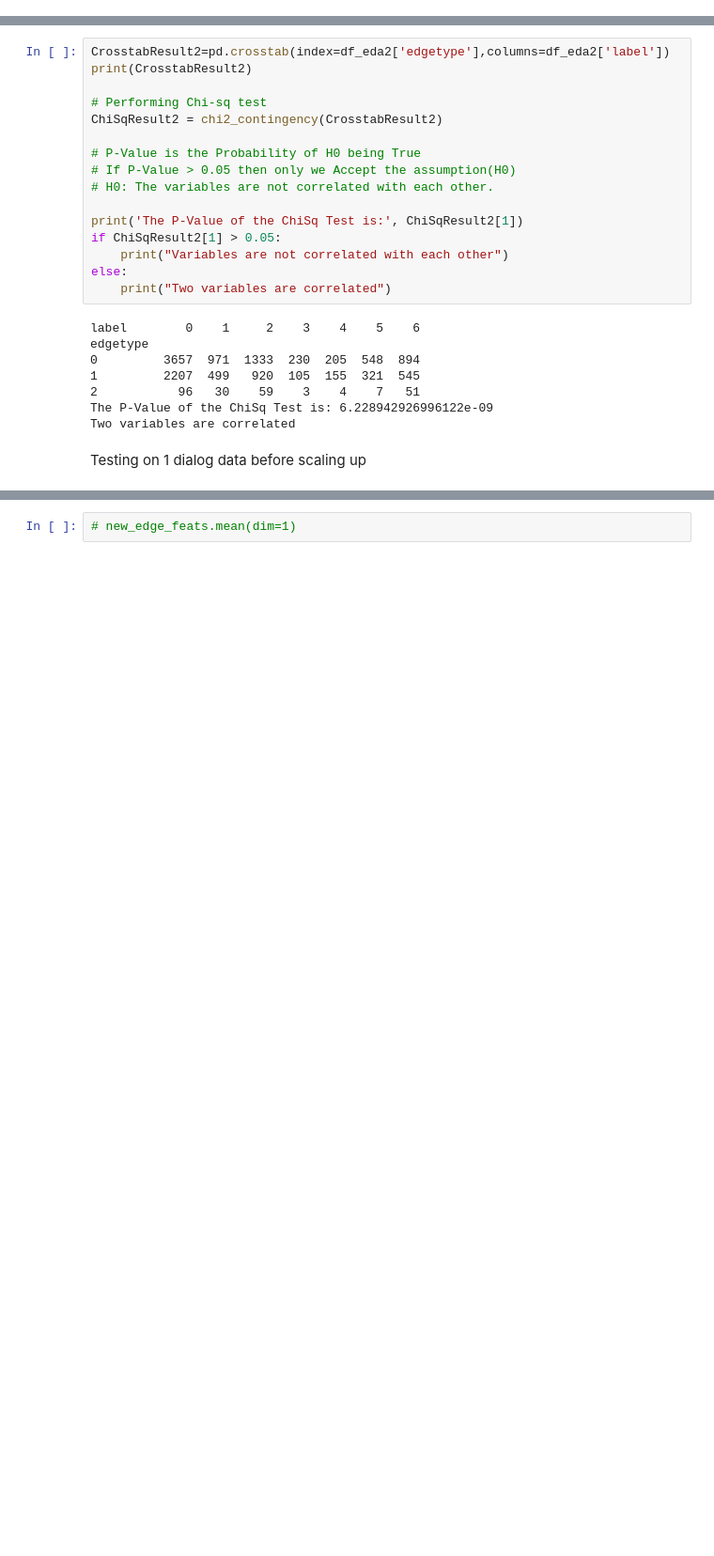
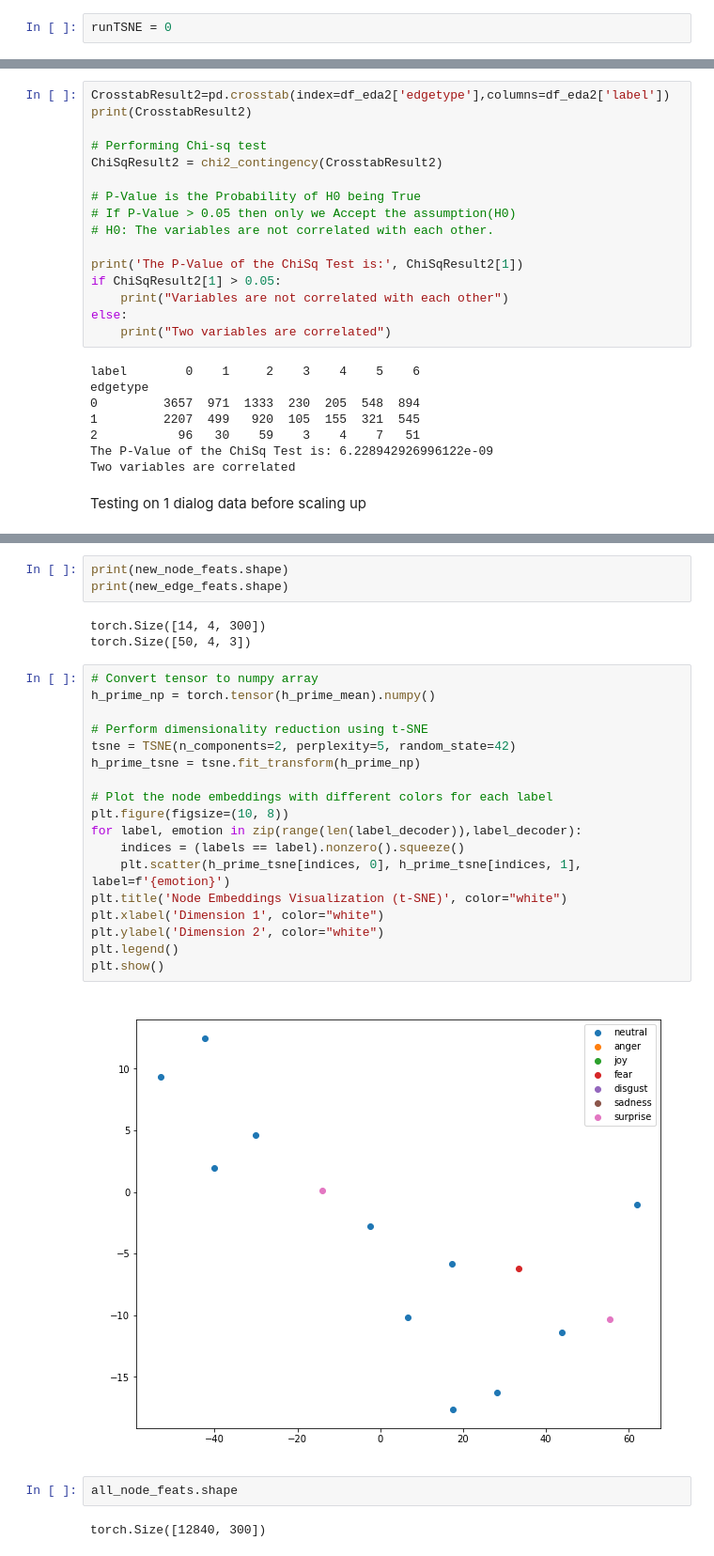
Before and after one commit to ELIJDAYO/ER_GAT, a Jupyter notebook: relationtype_encoder.ipynb, the cells around one changed output, grey strips where cells are left out. Shown at 94% size. Drawn from its saved outputs; the diff is of its cells as text; blank space fills up the shorter version.

Commit message:
Added T-SNE visualization. And 2 GAT outputs to be used for ablation studies.
Only lacking the dialogue visualization using graph and edges.

```diff
--- a/relationtype_encoder.ipynb
+++ b/relationtype_encoder.ipynb
@@ -723,4 +737,6 @@ torch.Size([12840, 300])
 # Convert tensor to numpy array
 labels = torch.tensor(y_train)
 h_prime_np = torch.tensor(cherrypicked_nodes).numpy()
+# %%
+runTSNE = 0
 # %%
@@ -927,4 +921,32 @@ mean_edge_feats = new_edge_feats.mean(dim=1)
 # %% [output]
 torch.Size([14, 4, 300]) torch.Size([50, 4, 3])
+# %%
+print(new_node_feats.shape)
+print(new_edge_feats.shape)
+# %% [output]
+torch.Size([14, 4, 300])
+torch.Size([50, 4, 3])
 # %%
-# new_edge_feats.mean(dim=1)
+# Convert tensor to numpy array
+h_prime_np = torch.tensor(h_prime_mean).numpy()
+
+# Perform dimensionality reduction using t-SNE
+tsne = TSNE(n_components=2, perplexity=5, random_state=42)
+h_prime_tsne = tsne.fit_transform(h_prime_np)
+
+# Plot the node embeddings with different colors for each label
+plt.figure(figsize=(10, 8))
+for label, emotion in zip(range(len(label_decoder)),label_decoder):
+    indices = (labels == label).nonzero().squeeze()
+    plt.scatter(h_prime_tsne[indices, 0], h_prime_tsne[indices, 1], label=f'{emotion}')
+plt.title('Node Embeddings Visualization (t-SNE)', color="white")
+plt.xlabel('Dimension 1', color="white")
+plt.ylabel('Dimension 2', color="white")
+plt.legend()
+plt.show()
+# %% [output]
+[figure, added]
+# %%
+all_node_feats.shape
+# %% [output]
+torch.Size([12840, 300])
```
Also changed, not shown: parts of 12 cells of this notebook, 3 other files.
